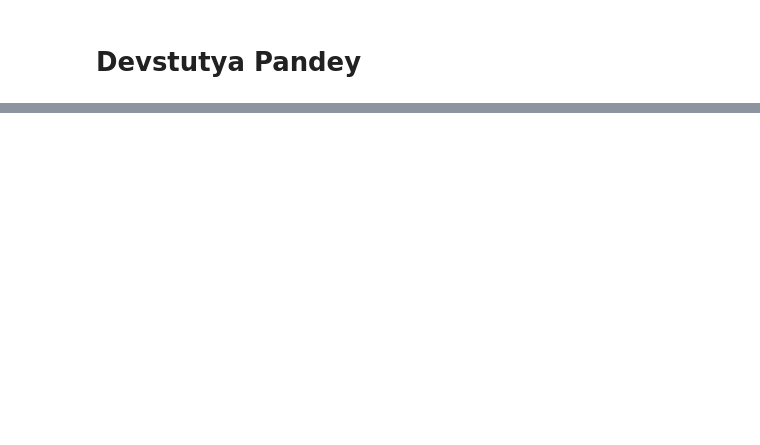
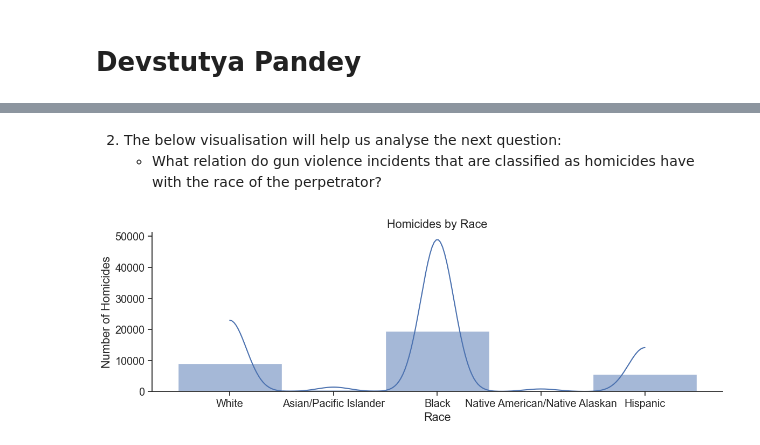
Before and after one commit to ubco-W2022T2-data301/project-group09, a Jupyter notebook: analysis/analysis2.ipynb, the cells around one changed output, grey strips where cells are left out. Saved outputs shown, nothing was run; the diff lists cells and outputs as text; code cells hidden in the pictures; blank space fills up the shorter version.

```diff
--- a/analysis/analysis2.ipynb
+++ b/analysis/analysis2.ipynb
@@ -35,0 +126,11 @@ raw_data
+# %% [markdown]
+2. The below visualisation will help us analyse the next question:
+   - What relation do gun violence incidents that are classified as homicides have with the race of the perpetrator?
+# %%
+sns.displot(mod1_data, x = 'race', binwidth= 10, height = 4, aspect = 3, kde = True)
+plt.title('Homicides by Race')
+plt.xlabel('Race')
+plt.ylabel('Number of Homicides')
+plt.show()
+# %% [output]
+[figure, added]
```
Also changed, not shown: parts of 32 cells of this notebook.
